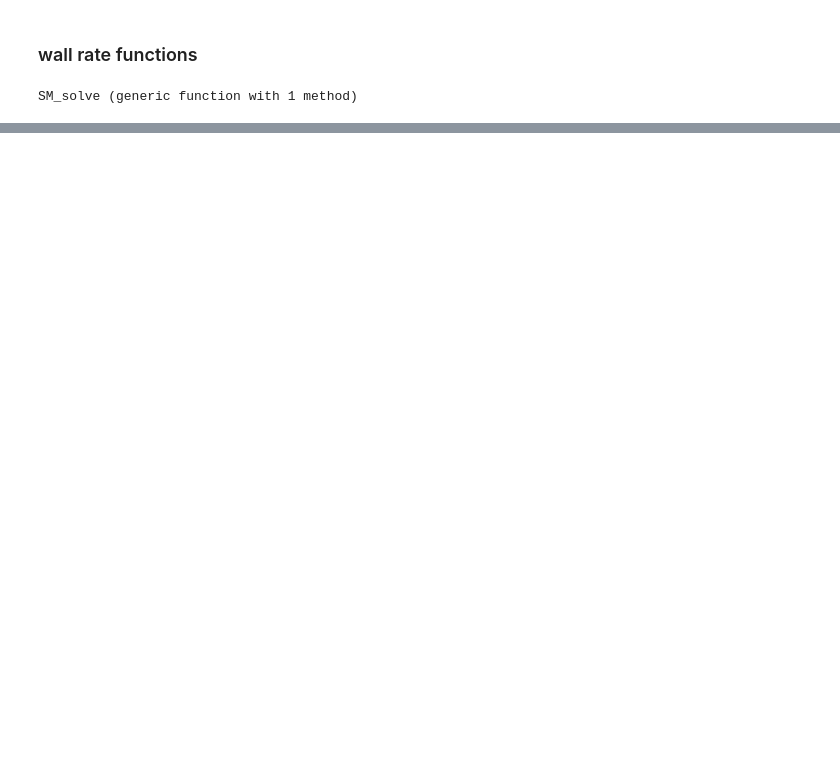
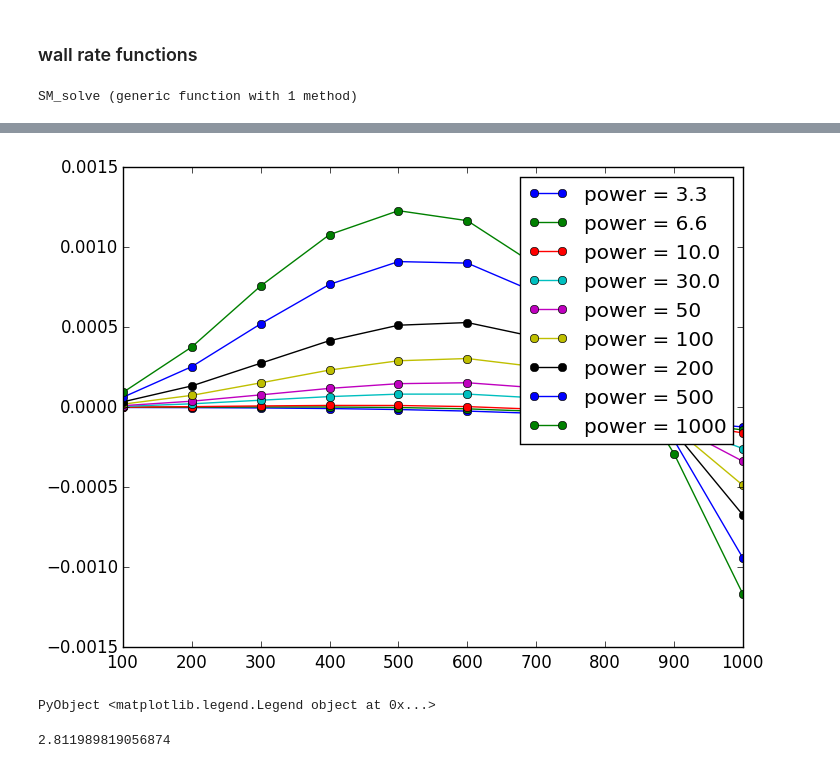
Before and after one commit to NanoComp/OPFIR.jl, a Jupyter notebook: OPFIR_func_add_VgE_V3E_file.ipynb, the cells around one changed output, grey strips where cells are left out. Drawn from its saved outputs; the diff is of its cells as text; code cells hidden in the pictures; blank space fills up the shorter version.

```diff
--- a/OPFIR_func_add_VgE_V3E_file.ipynb
+++ b/OPFIR_func_add_VgE_V3E_file.ipynb
@@ -472,0 +354,11 @@ full(A0)
+# %%
+data = [-2.59389E-07	6.50493E-07	1.56663E-06	6.56941E-06	1.10262E-05	2.04707E-05	3.49507E-05	6.34899E-05	9.35525E-05
+-1.15402E-06	1.93269E-06	5.0698E-06	2.26972E-05	3.90591E-05	7.54739E-05	0.000134569	0.000254909	0.000377915
+-3.12424E-06	3.08661E-06	9.40991E-06	4.51333E-05	7.85506E-05	0.000153587	0.000276246	0.000522377	0.000759233
+-6.80747E-06	2.8168E-06	1.26088E-05	6.77977E-05	0.000119202	0.000233707	0.000417495	0.00076924	0.00108018
+-1.30142E-05	-5.2031E-07	1.21661E-05	8.31913E-05	0.000148613	0.000291773	0.00051396	0.000911578	0.00122975
+-2.27291E-05	-8.79908E-06	5.30418E-06	8.34945E-05	0.000154377	0.000305736	0.000530612	0.000902145	0.00116727
+-3.71454E-05	-0.000024293	-1.13278E-05	5.97019E-05	0.000122866	0.000253919	0.000439107	0.000718005	0.000888068
+-5.76593E-05	-4.96198E-05	-4.15402E-05	2.18669E-06	0.00004031	0.000117082	0.000219628	0.000353639	0.00040446
+-8.55687E-05	-8.77035E-05	-8.98204E-05	-0.000100812	-0.000109832	-0.000126937	-0.000150332	-0.000204081	-0.000288379
+-0.000121748	-0.000140626	-0.000159357	-0.000256794	-0.000336806	-0.000486541	-0.000671987	-0.00094118	-0.00116665]
@@ -472,0 +377,15 @@ full(A0)
+# %%
+power_list = [3.3 6.6 10 30 50 100 200 500 1000];
+pressure_list = linspace(100,1000,10)
+for i in 1:9
+    plot(pressure_list, data[:,i],"o-")
+    hold
+end
+legend(["power = 3.3","power = 6.6","power = 10.0", "power = 30.0", "power = 50", "power = 100", "power = 200", "power = 500", "power = 1000"])
+# %% [output]
+[figure, added]
+PyObject <matplotlib.legend.Legend object at 0x...>
+# %%
+16/45*0.2756^2 / 0.098^2
+# %% [output]
+2.811989819056874
```
Also changed, not shown: parts of 26 cells of this notebook, 5 other files.
